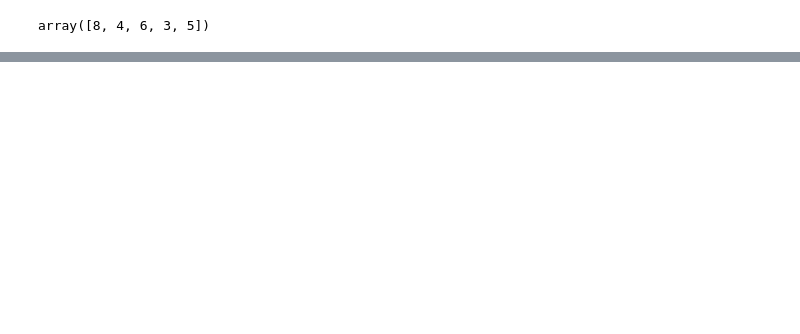
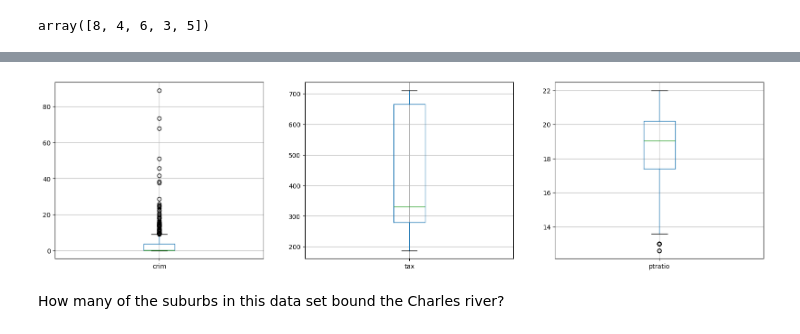
Before and after one commit to PrateekMinhas09/Data-Statistics-and-modeling-w-Python, a Jupyter notebook: Statistical_Learning: Ch2/AppliedExercise.ipynb, the cells around one changed output, grey strips where cells are left out. Saved outputs shown, nothing was run; the diff lists cells and outputs as text; code cells hidden in the pictures; blank space fills up the shorter version.

```diff
--- a/Statistical_Learning: Ch2/AppliedExercise.ipynb
+++ b/Statistical_Learning: Ch2/AppliedExercise.ipynb
@@ -499,0 +595,14 @@ array([8, 4, 6, 3, 5])
+# %%
+from matplotlib.pyplot import subplots
+fig  , ax = subplots(ncols=3,nrows=1, figsize=(20,5))
+
+Boston.boxplot(column='crim', ax=ax[0]);
+Boston.boxplot(column='tax',ax= ax[1]);
+Boston.boxplot(column=['ptratio'], ax=ax[2]);
+#crim has a lot of outliers, ptratio also has some outliers,tax seems to be normally distributed, per capita crime rate
+#is heavily skewed
+# %% [output]
+[figure, added]
+# %% [markdown]
+How many of the suburbs in this data set bound the Charles
+river?
```
Also changed, not shown: parts of 25 cells of this notebook.
